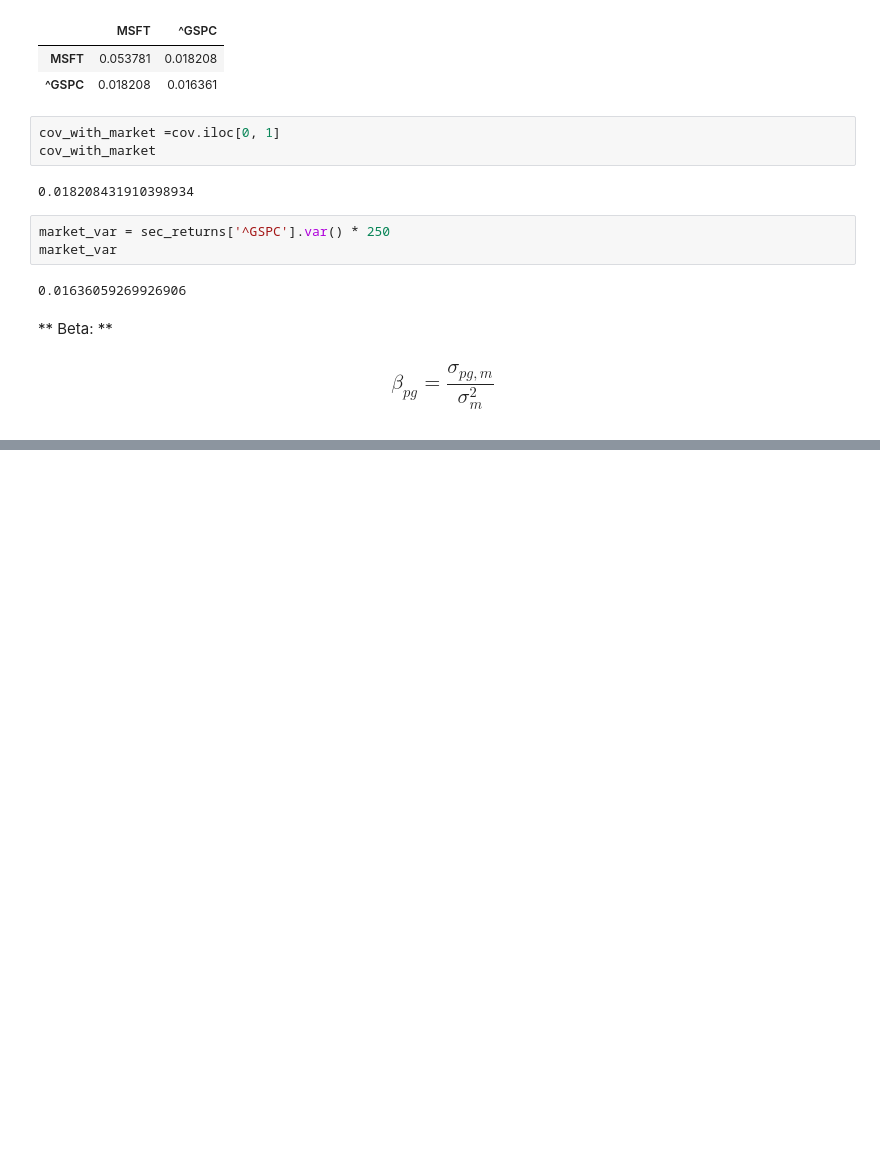
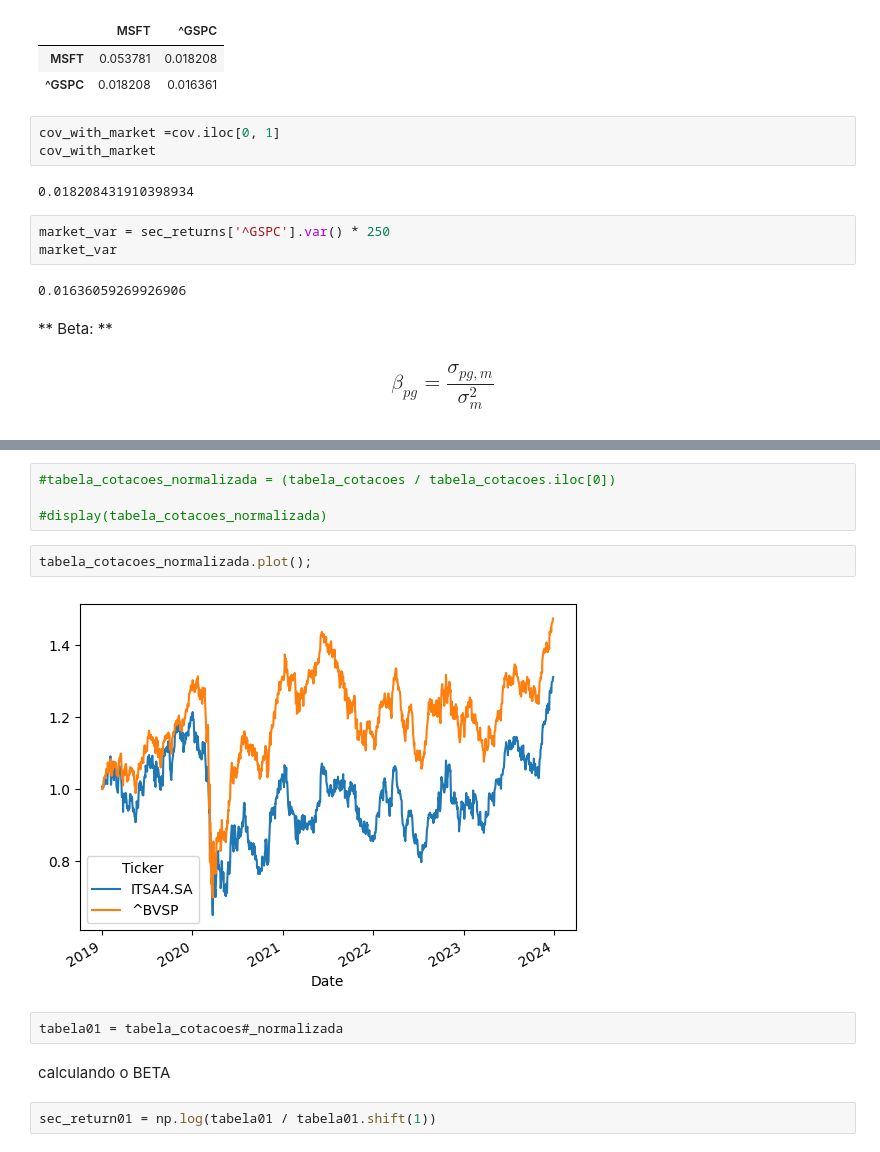
Before and after one commit to RISONALDOMENDES/python-para-financas--investimento-e-analise-de-dados, a Jupyter notebook: 90 Calculating the Beta of a Stock/CSV/Python 3 CSV/Calculating the Beta of a Stock - Exercise_CSV.ipynb, the cells around one changed output, grey strips where cells are left out. Saved outputs shown, nothing was run; the diff lists cells and outputs as text; blank space fills up the shorter version.

Commit message:
calculando o BETA da ITAUSA d doismodos diferentes

```diff
--- a/90 Calculating the Beta of a Stock/CSV/Python 3 CSV/Calculating the Beta of a Stock - Exercise_CSV.ipynb
+++ b/90 Calculating the Beta of a Stock/CSV/Python 3 CSV/Calculating the Beta of a Stock - Exercise_CSV.ipynb
@@ -63,0 +91,14 @@ MSFT_beta
+# %%
+#tabela_cotacoes_normalizada = (tabela_cotacoes / tabela_cotacoes.iloc[0])
+
+#display(tabela_cotacoes_normalizada)
+# %%
+tabela_cotacoes_normalizada.plot();
+# %% [output]
+[figure, added]
+# %%
+tabela01 = tabela_cotacoes#_normalizada
+# %% [markdown]
+calculando o BETA
+# %%
+sec_return01 = np.log(tabela01 / tabela01.shift(1))
```
Also changed, not shown: parts of 16 cells of this notebook, 1 other file.
